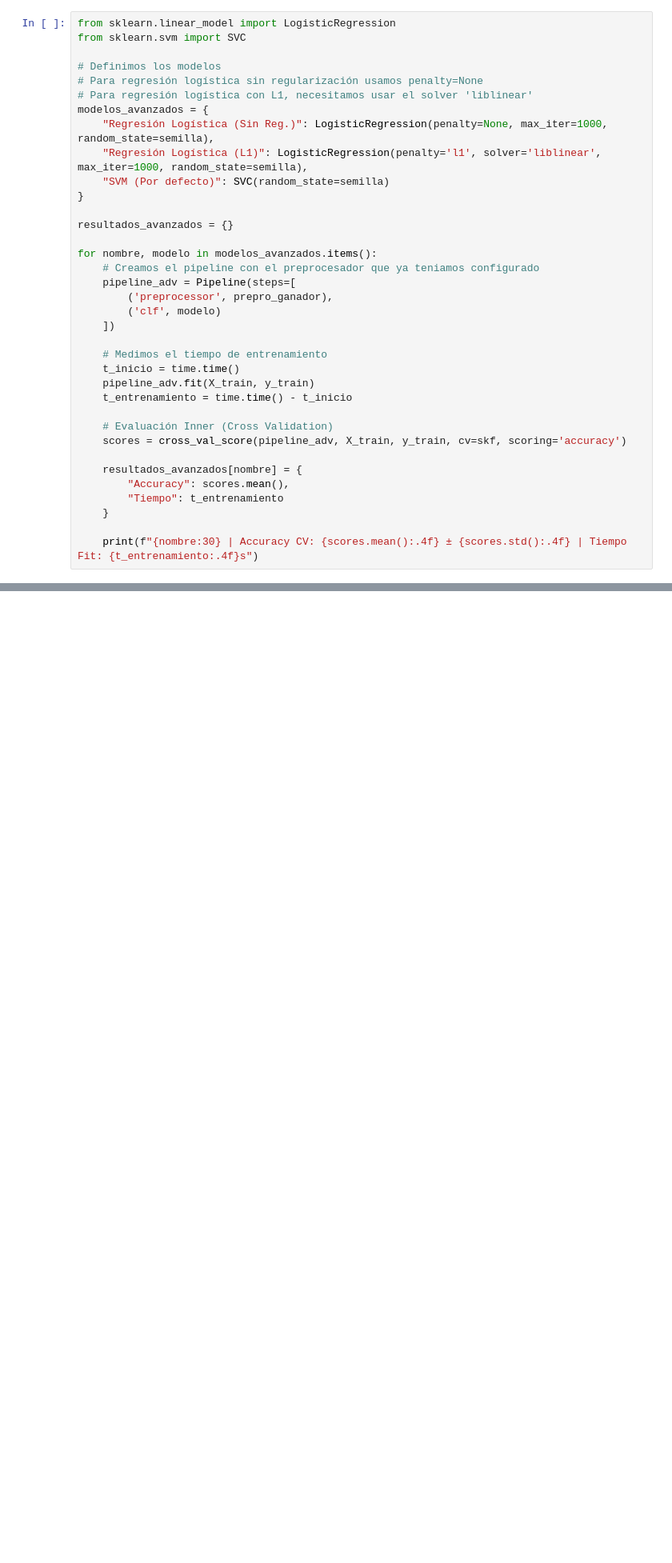
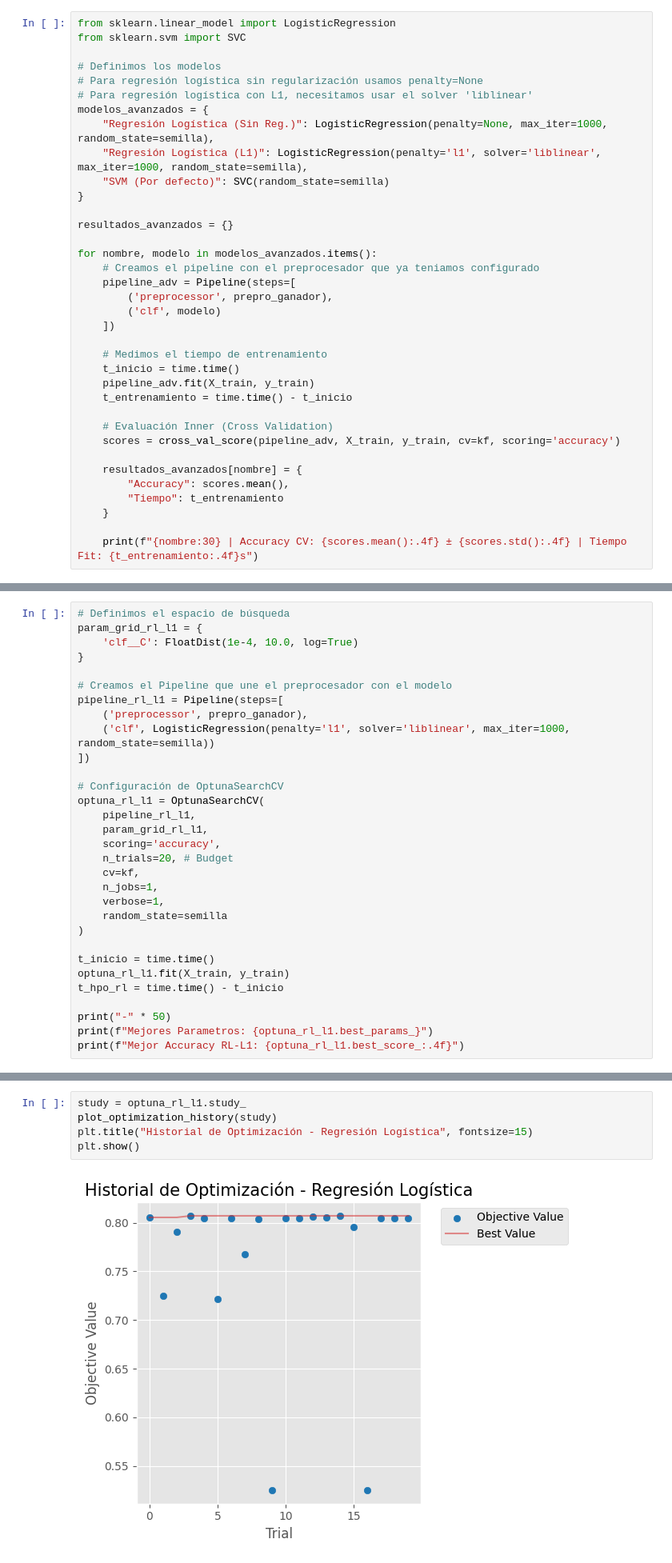
Before and after one commit to 100522320/g81_P1_03_Aprendizaje_Automatico, a Jupyter notebook: notebook_pruebas.ipynb, the cells around one changed output, grey strips where cells are left out. Shown at 80% size. Saved outputs shown, nothing was run; the diff lists cells and outputs as text; blank space fills up the shorter version.

```diff
--- a/notebook_pruebas.ipynb
+++ b/notebook_pruebas.ipynb
@@ -1095,7 +1035,7 @@ for nombre, modelo in modelos_avanzados.items():
     t_entrenamiento = time.time() - t_inicio
 
     # Evaluación Inner (Cross Validation)
-    scores = cross_val_score(pipeline_adv, X_train, y_train, cv=skf, scoring='accuracy')
+    scores = cross_val_score(pipeline_adv, X_train, y_train, cv=kf, scoring='accuracy')
 
     resultados_avanzados[nombre] = {
         "Accuracy": scores.mean(),
@@ -1109,0 +1058,31 @@ SVM (Por defecto)              | Accuracy CV: 0.8242 ± 0.0079 | Tiempo Fit: 2.1
+# %%
+# Definimos el espacio de búsqueda
+param_grid_rl_l1 = {
+    'clf__C': FloatDist(1e-4, 10.0, log=True)
+}
+
+# Creamos el Pipeline que une el preprocesador con el modelo
+pipeline_rl_l1 = Pipeline(steps=[
+    ('preprocessor', prepro_ganador),
+    ('clf', LogisticRegression(penalty='l1', solver='liblinear', max_iter=1000, random_state=semilla))
+])
+
+# Configuración de OptunaSearchCV
+optuna_rl_l1 = OptunaSearchCV(
+    pipeline_rl_l1,
+    param_grid_rl_l1,
+    scoring='accuracy',
+    n_trials=20, # Budget
+    cv=kf,
+    n_jobs=1,
+    verbose=1,
+    random_state=semilla
+)
+
+t_inicio = time.time()
+optuna_rl_l1.fit(X_train, y_train)
+t_hpo_rl = time.time() - t_inicio
+
+print("-" * 50)
+print(f"Mejores Parametros: {optuna_rl_l1.best_params_}")
+print(f"Mejor Accuracy RL-L1: {optuna_rl_l1.best_score_:.4f}")
@@ -1109,0 +1112,7 @@ SVM (Por defecto)              | Accuracy CV: 0.8242 ± 0.0079 | Tiempo Fit: 2.1
+# %%
+study = optuna_rl_l1.study_
+plot_optimization_history(study)
+plt.title("Historial de Optimización - Regresión Logística", fontsize=15)
+plt.show()
+# %% [output]
+[figure, added]
```
Also changed, not shown: parts of 33 cells of this notebook.
